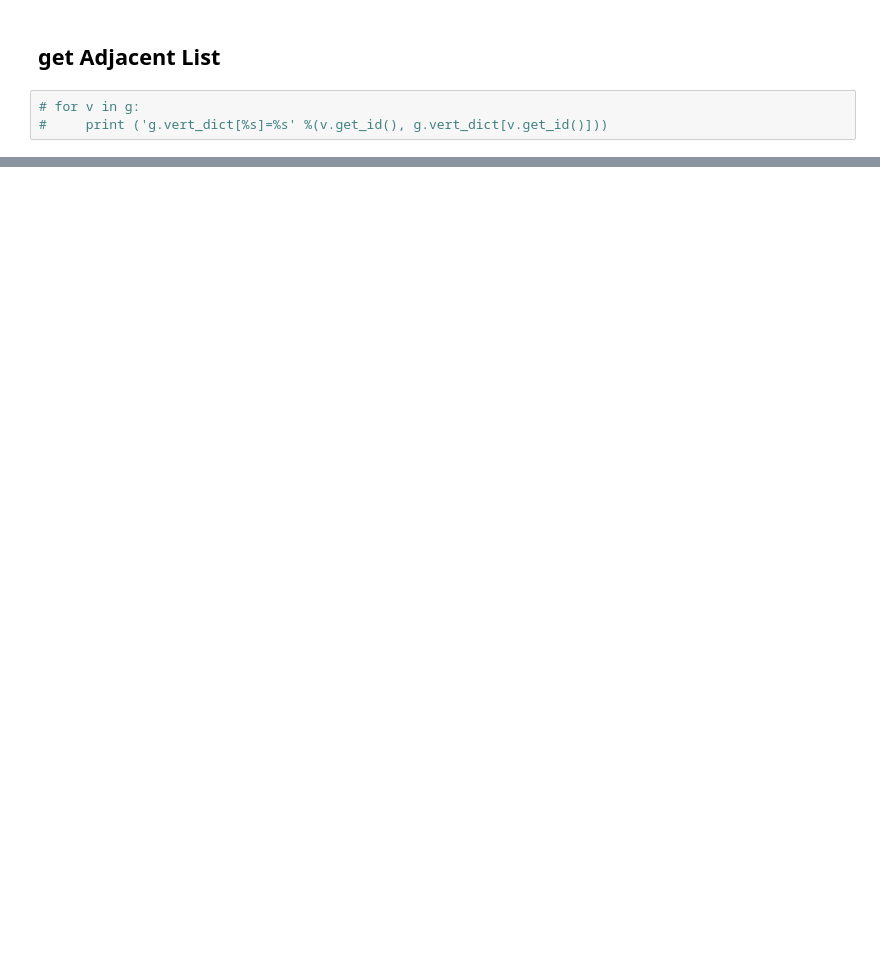
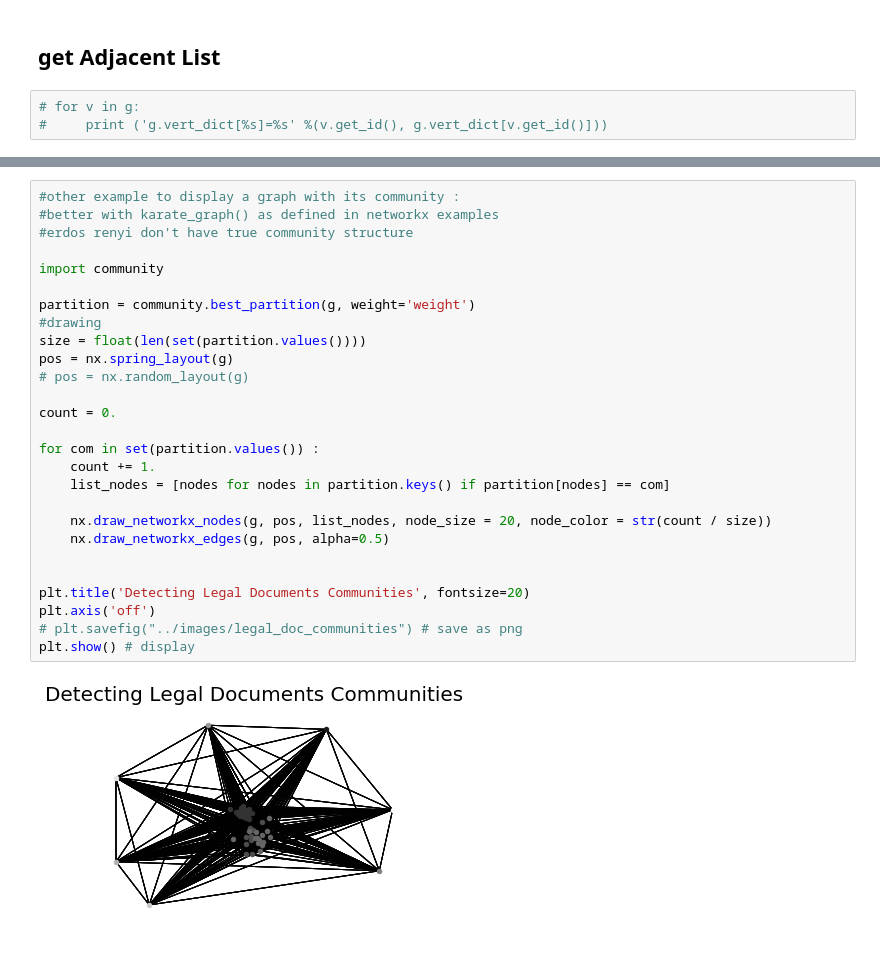
Before and after one commit to 305kev/Capstone_Proposal, a Jupyter notebook: notebooks/Graphing.ipynb, the cells around one changed output, grey strips where cells are left out. Drawn from its saved outputs; the diff is of its cells as text; blank space fills up the shorter version.

```diff
--- a/notebooks/Graphing.ipynb
+++ b/notebooks/Graphing.ipynb
@@ -716,0 +661,29 @@ set()
+# %%
+#other example to display a graph with its community :
+#better with karate_graph() as defined in networkx examples
+#erdos renyi don't have true community structure
+
+import community
+
+partition = community.best_partition(g, weight='weight')
+#drawing
+size = float(len(set(partition.values())))
+pos = nx.spring_layout(g)
+# pos = nx.random_layout(g)
+
+count = 0.
+
+for com in set(partition.values()) :
+    count += 1.
+    list_nodes = [nodes for nodes in partition.keys() if partition[nodes] == com]
+
+    nx.draw_networkx_nodes(g, pos, list_nodes, node_size = 20, node_color = str(count / size))
+    nx.draw_networkx_edges(g, pos, alpha=0.5)
+
+
+plt.title('Detecting Legal Documents Communities', fontsize=20)
+plt.axis('off')
+# plt.savefig("../images/legal_doc_communities") # save as png
+plt.show() # display
+# %% [output]
+[figure, added]
```
Also changed, not shown: parts of 15 cells of this notebook, 4 other files.
